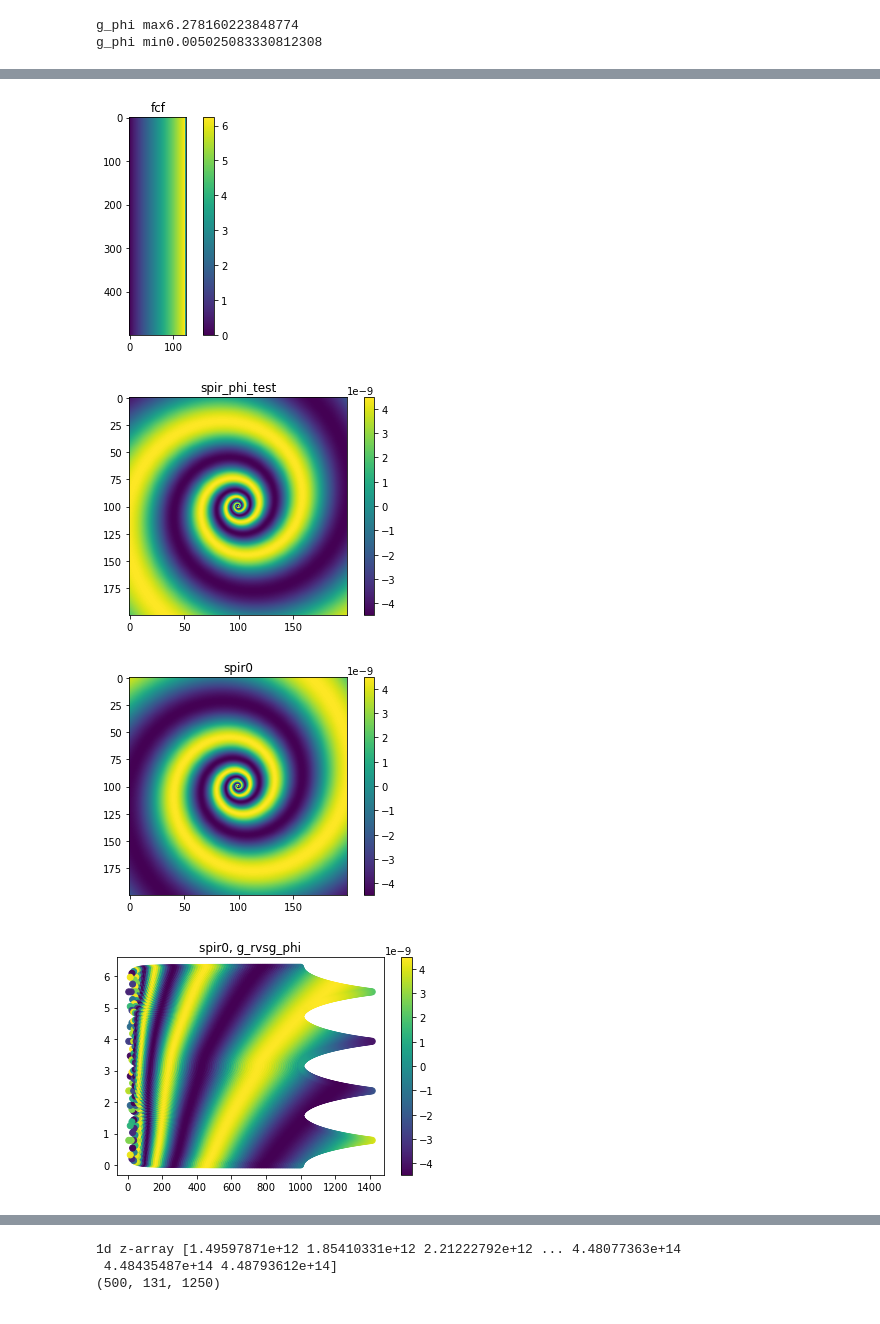
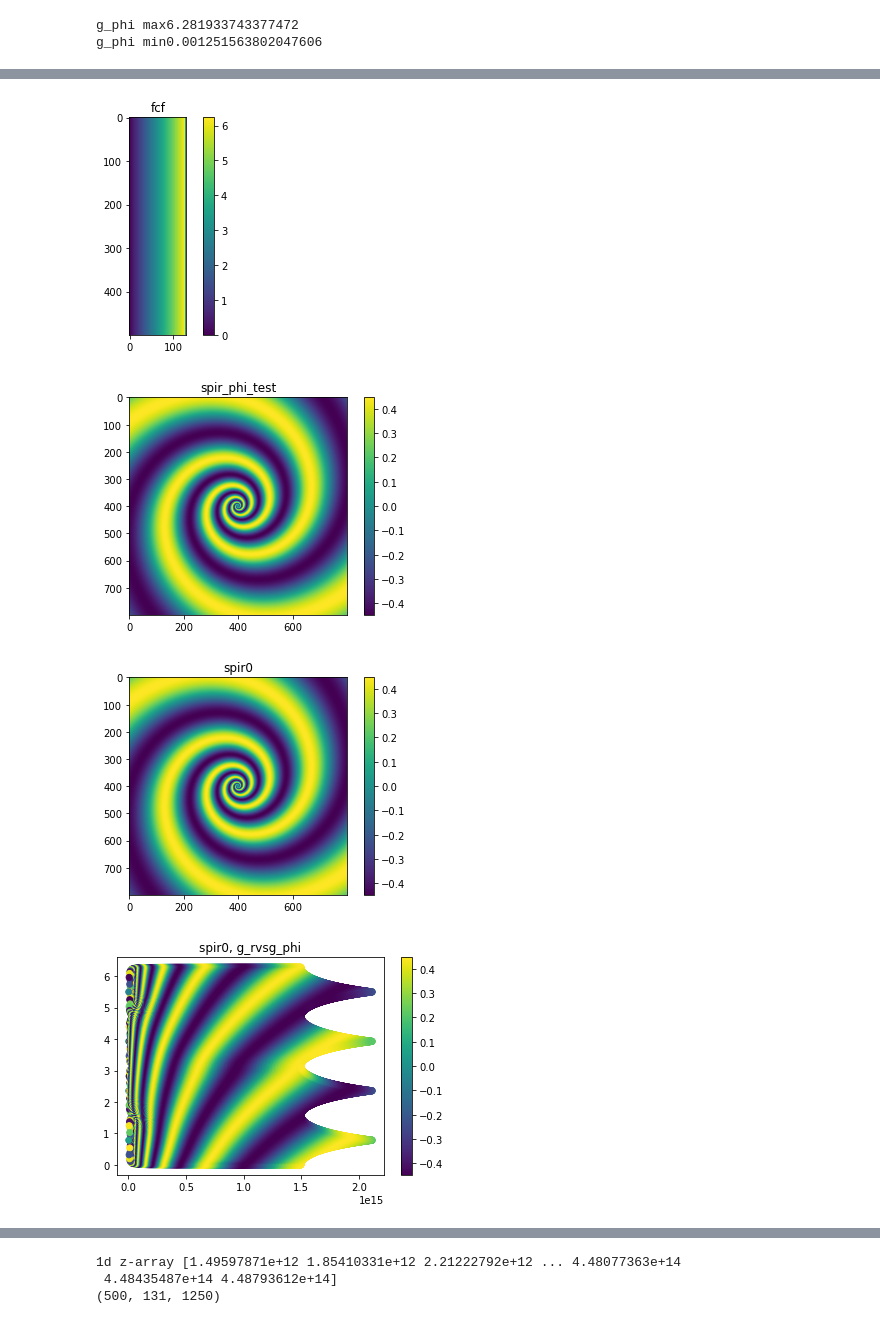
Before and after one commit to theochawla/49ceti_warpmodel, a Jupyter notebook: Spiral/spiral_test.ipynb, the cells around one changed output, grey strips where cells are left out. Cells and saved outputs as stored; diff of their text form; code cells hidden in the pictures.

```diff
--- a/Spiral/spiral_test.ipynb
+++ b/Spiral/spiral_test.ipynb
@@ -17,8 +17,11 @@ import disk_ecc_spiral_pp as proto
 
 #x = disk.Disk(zmax=10)
 #testing with elias disk parameters to match logarini
-x = disk.Disk(Tmid0=14, Rc=50., sigbound=[1e-3,np.inf],zmax=30, McoG=1e-4, Aout=1000.,incl=30.)
-#x = proto.Disk(Rc=200.,zmax=30, Aout=500.,incl=56.2, Mstar=0.46)
+
+'''testing with params of longarini 2021 moment 1 map
+leaving default pp temp structure. Need to check on surface density definition and crit radius def'''
+#x = disk.Disk(Tmid0=14, Rc=50., sigbound=[1e-3,np.inf],zmax=30, McoG=1e-4, Aout=1000.,incl=30.)
+x = disk.Disk(Aout=100.,incl=30, Mstar=1, Ain=1, proto=True, md=.3, beta=5, ap=15, m=2)
 # %% [output]
-g_phi max6.278160223848774
-g_phi min0.005025083330812308
+g_phi max6.281933743377472
+g_phi min0.001251563802047606
@@ -27,4 +30,4 @@ g_phi min0.005025083330812308
 [figure]
-[figure, old version]
+[figure, new version]
-[figure, old version]
+[figure, new version]
-[figure, old version]
+[figure, new version]
```
Also changed, not shown: parts of 3 cells of this notebook, 18 other files.
